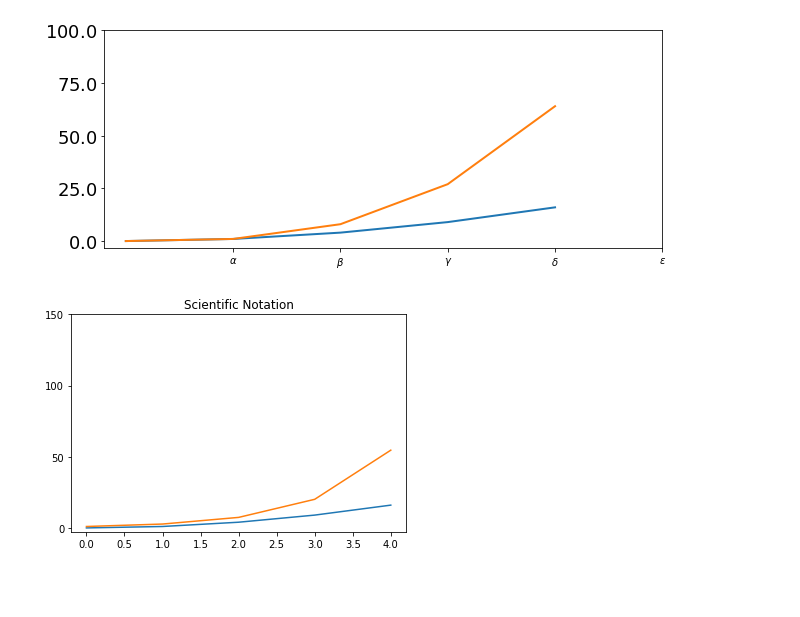
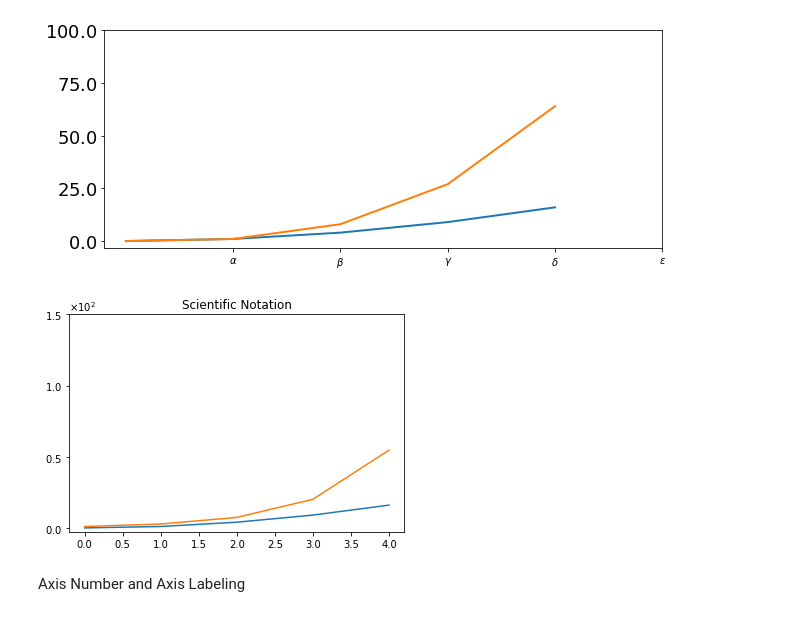
Before and after one commit to sinjoalex/AI, a Jupyter notebook: Matplotlib_Sinjo_try.ipynb, the cells around one changed output. Drawn from its saved outputs; the diff is of its cells as text; code cells hidden in the pictures; blank space fills up the shorter version.

```diff
--- a/Matplotlib_Sinjo_try.ipynb
+++ b/Matplotlib_Sinjo_try.ipynb
@@ -202,10 +202,15 @@ ax.set_yticklabels(['$%.1f$'%y for y in yval], fontsize = 18);
 # %%
 fig, ax = plt.subplots(1,1)
 ax.plot(x, x**2, x, np.exp(x))
 ax.set_title('Scientific Notation')
 ax.set_yticks([0,50,100,150])
 
 from matplotlib import ticker
-formatter = ticker.ScalarFormatter(formatter)
+formatter = ticker.ScalarFormatter(useMathText = True)
+formatter.set_scientific(True)
+formatter.set_powerlimits((-1,1))
+ax.yaxis.set_major_formatter(formatter)
 # %% [output]
-[figure, old version]
+[figure, new version]
+# %% [markdown]
+Axis Number and Axis Labeling
```
Also changed, not shown: parts of 29 cells of this notebook.
